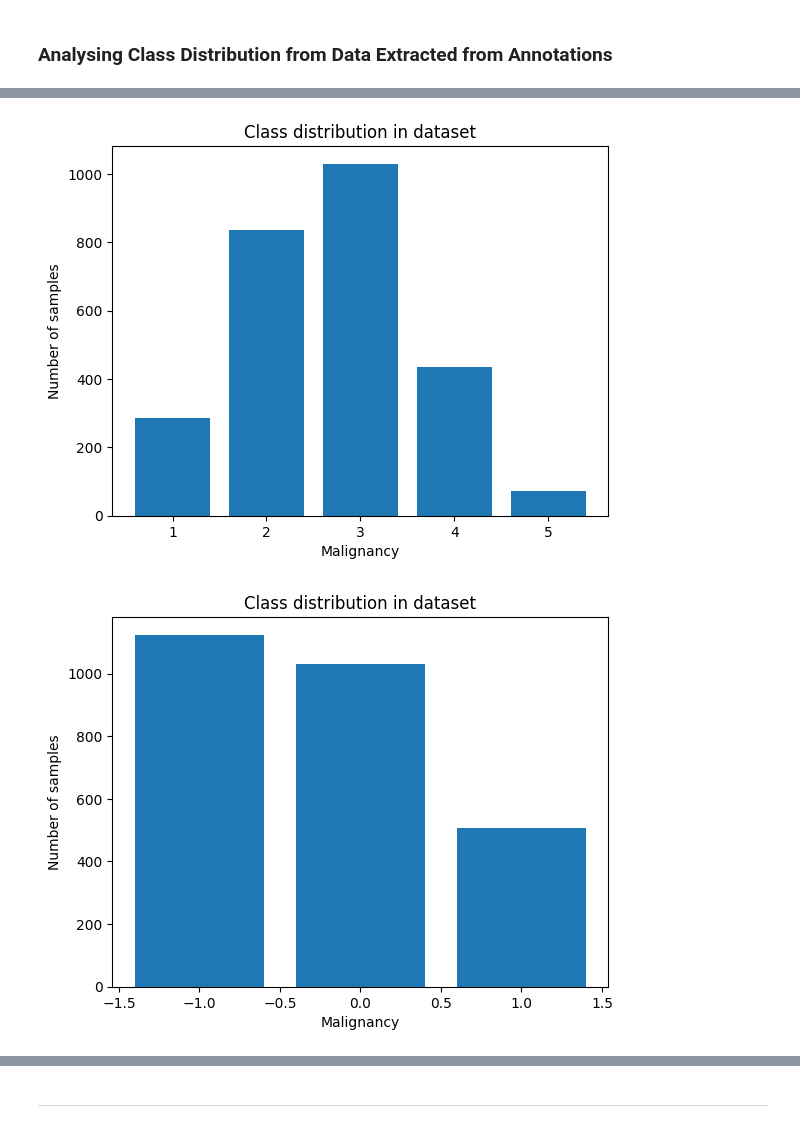
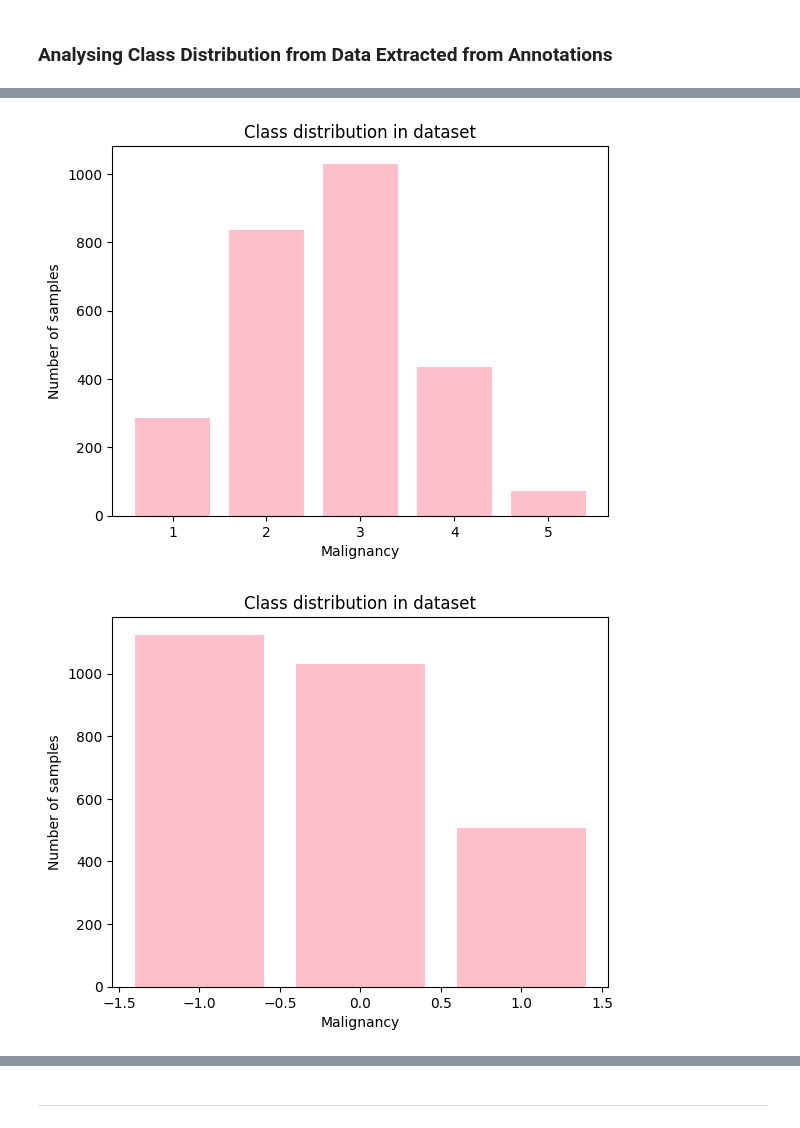
Before and after one commit to inesamorim/lung-cancer-classification, a Jupyter notebook: main.ipynb, the cells around one changed output, grey strips where cells are left out. Cells and saved outputs as stored; diff of their text form; code cells hidden in the pictures.

```diff
--- a/main.ipynb
+++ b/main.ipynb
@@ -130,24 +130,24 @@ array([<AxesSubplot:ylabel='Frequency'>, <AxesSubplot:ylabel='Frequency'>,
 [figure]
 # %%
 unique_labels, counts = np.unique(df_annotations["Malignancy"], return_counts=True)
-plt.bar(unique_labels, counts)
+plt.bar(unique_labels, counts, color='pink')
 plt.xlabel("Malignancy")
 plt.ylabel("Number of samples")
 plt.title("Class distribution in dataset")
 plt.show()
 # %% [output]
-[figure, old version]
+[figure, new version]
 # %%
 df_annotations["class"] = df_annotations["Malignancy"].apply(get_malignancy_class)
 
 unique_labels, counts = np.unique(df_annotations["class"], return_counts=True)
-plt.bar(unique_labels, counts)
+plt.bar(unique_labels, counts, color='pink')
 plt.xlabel("Malignancy")
 plt.ylabel("Number of samples")
 plt.title("Class distribution in dataset")
 plt.show()
 # %% [output]
-[figure, old version]
+[figure, new version]
 # %%
 # Compute the correlation matrix
 corr = df_annotations.drop(["ID", "Scan_ID", "Patient_ID"], axis=1).corr()
```
Also changed, not shown: parts of 25 cells of this notebook.
